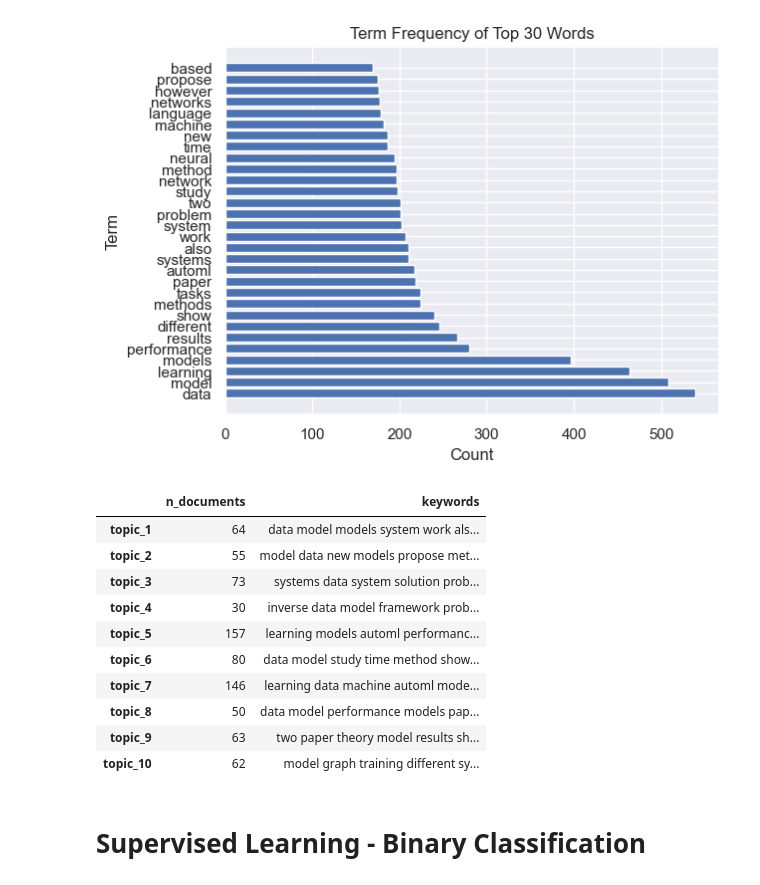
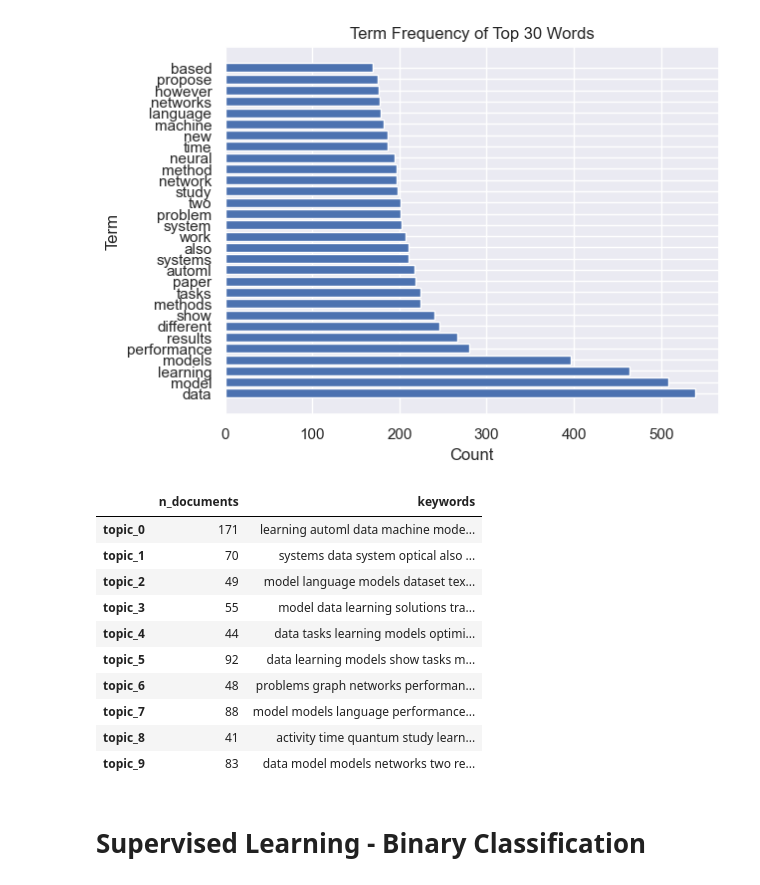
Before and after one commit to vatsal220/medium_articles, a Jupyter notebook: topic_modelling/topic_model.ipynb, the cells around one changed output. Drawn from its saved outputs; the diff is of its cells as text; code cells hidden in the pictures.

Commit message:
compelted unsupervised learning approach of topic modelling

```diff
--- a/topic_modelling/topic_model.ipynb
+++ b/topic_modelling/topic_model.ipynb
@@ -355,5 +348,54 @@ plt.title("Term Frequency of Top {N} Words".format(N = N))
 plt.show()
 # %% [output]
 [figure]
+# %%
+def topic_keywords(mdl: models.LdaModel, research_df: pd.DataFrame, corpus: list, th: int) -> pd.DataFrame:
+    '''
+    This method will generate a DataFrame which indicates the topic, number of documents
+    associated to that topic and the keywords based on TF-IDF of the corpus.
+
+    Args:
+        mdl: LDA model
+        corpus: List of tuples holding the corpus
+        research_df: DataFrame which holds the research data
+        th: Integer indicating the threshold of probability the topic must be greater than
+
+    Returns:
+        A DataFrame with the columns "topic", "n_documents", "keywords"
+    '''
+    tf_idf = models.TfidfModel(corpus=corpus)
+
+    topics_prob_df = pd.DataFrame(columns=['topic_'+str(i) for i in range(lda.num_topics)])
+
+    for index, row in enumerate(mdl.get_document_topics(corpus, minimum_probability=0.0)):
+        _, prob = zip(*row)
+        topics_prob_df.loc[index] = list(prob)
+
+    topics_df = research_df.reset_index(drop=True).merge(
+            topics_prob_df, how='left', right_index=True, left_index=True
+    )
+
+    res = pd.DataFrame(index = ['topic_' + str(i) for i in range(lda.num_topics)])
+
+    res['n_documents'] = topics_prob_df[topics_prob_df>th].count(axis = 0)
+    res['keywords'] = [
+        ' '.join([word for word, prop in topic[1]]) for topic in lda.show_topics(
+            num_topics=mdl.num_topics,
+            num_words=50, formatted=False
+        )
+    ]
+    return res
 # %%
-tf_idf = models.TfidfModel(corpus=corpus)
+topic_keywords(lda, research_df, corpus, th)
+# %% [output]
+|  | n_documents | keywords |
+| topic_0 | 171 | learning automl data machine mode... |
+| topic_1 | 70 | systems data system optical also ... |
+| topic_2 | 49 | model language models dataset tex... |
+| topic_3 | 55 | model data learning solutions tra... |
+| topic_4 | 44 | data tasks learning models optimi... |
+| topic_5 | 92 | data learning models show tasks m... |
+| topic_6 | 48 | problems graph networks performan... |
+| topic_7 | 88 | model models language performance... |
+| topic_8 | 41 | activity time quantum study learn... |
+| topic_9 | 83 | data model models networks two re... |
@@ -381,17 +402,3 @@ df_body_topics['keywords'] = [
-# %%
-df_body_topics
-# %% [output]
-|  | n_documents | keywords |
-| topic_1 | 64 | data model models system work als... |
-| topic_2 | 55 | model data new models propose met... |
-| topic_3 | 73 | systems data system solution prob... |
-| topic_4 | 30 | inverse data model framework prob... |
-| topic_5 | 157 | learning models automl performanc... |
-| topic_6 | 80 | data model study time method show... |
-| topic_7 | 146 | learning data machine automl mode... |
-| topic_8 | 50 | data model performance models pap... |
-| topic_9 | 63 | two paper theory model results sh... |
-| topic_10 | 62 | model graph training different sy... |
 # %% [markdown]
 # Supervised Learning - Binary Classification
 # %%
```
Also changed, not shown: parts of 9 cells of this notebook.
